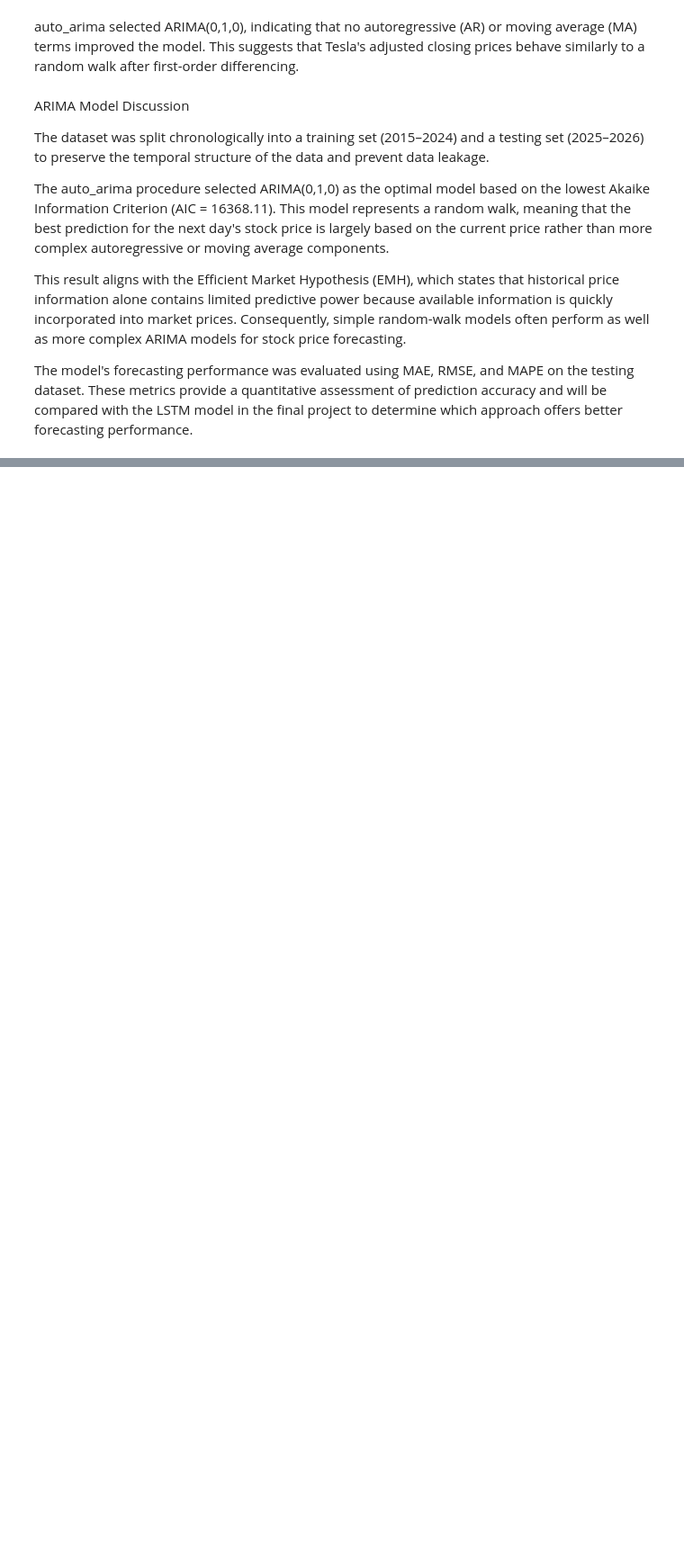
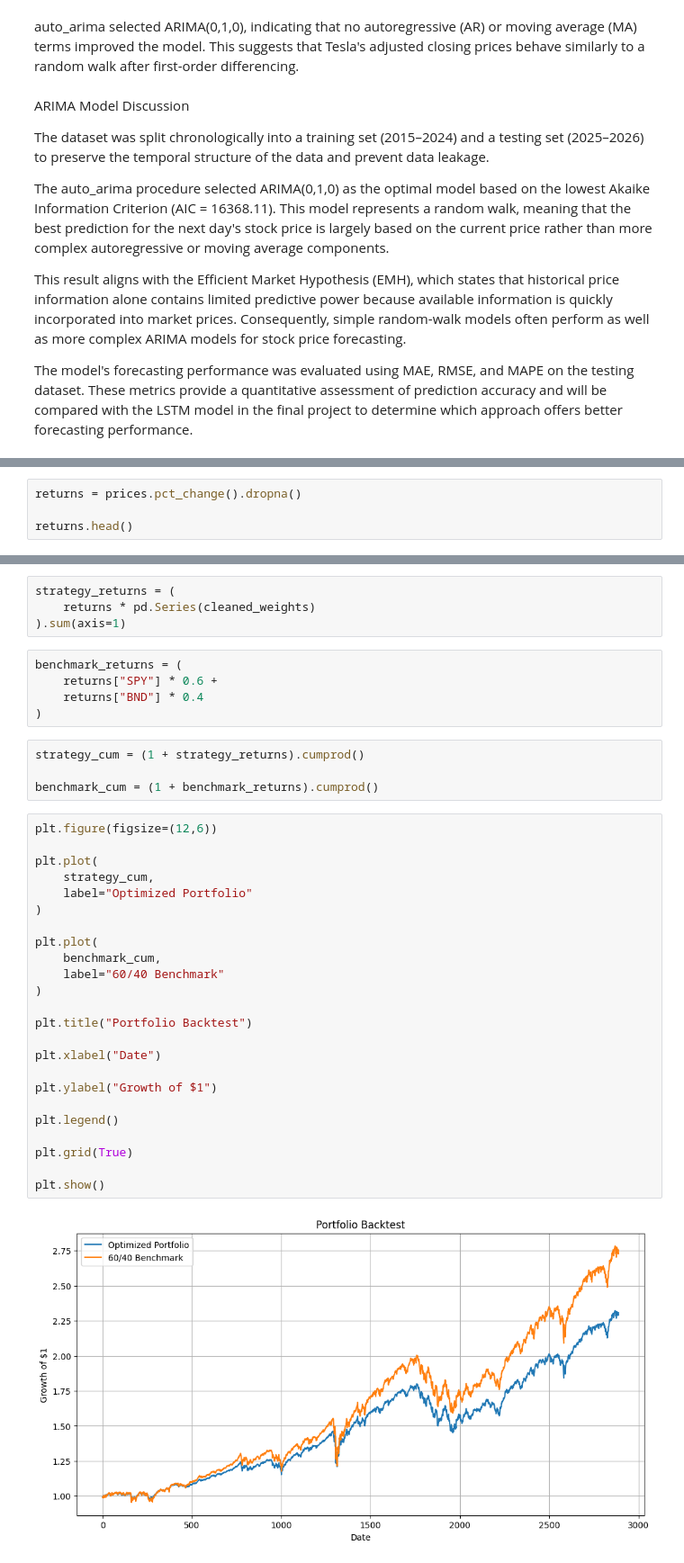
Before and after one commit to MahletBizunehBekele/portfolio-optimization, a Jupyter notebook: notebooks/01_data_preprocessing_and_eda.ipynb, the cells around one changed output, grey strips where cells are left out. Shown at 90% size. Cells and saved outputs as stored; diff of their text form; blank space fills up the shorter version.

```diff
--- a/notebooks/01_data_preprocessing_and_eda.ipynb
+++ b/notebooks/01_data_preprocessing_and_eda.ipynb
@@ -371,0 +672,4 @@ The model's forecasting performance was evaluated using MAE, RMSE, and MAPE on t
+# %%
+returns = prices.pct_change().dropna()
+
+returns.head()
@@ -371,0 +683,39 @@ The model's forecasting performance was evaluated using MAE, RMSE, and MAPE on t
+# %%
+strategy_returns = (
+    returns * pd.Series(cleaned_weights)
+).sum(axis=1)
+# %%
+benchmark_returns = (
+    returns["SPY"] * 0.6 +
+    returns["BND"] * 0.4
+)
+# %%
+strategy_cum = (1 + strategy_returns).cumprod()
+
+benchmark_cum = (1 + benchmark_returns).cumprod()
+# %%
+plt.figure(figsize=(12,6))
+
+plt.plot(
+    strategy_cum,
+    label="Optimized Portfolio"
+)
+
+plt.plot(
+    benchmark_cum,
+    label="60/40 Benchmark"
+)
+
+plt.title("Portfolio Backtest")
+
+plt.xlabel("Date")
+
+plt.ylabel("Growth of $1")
+
+plt.legend()
+
+plt.grid(True)
+
+plt.show()
+# %% [output]
+[figure, added]
```
Also changed, not shown: parts of 31 cells of this notebook, 3 other files.
